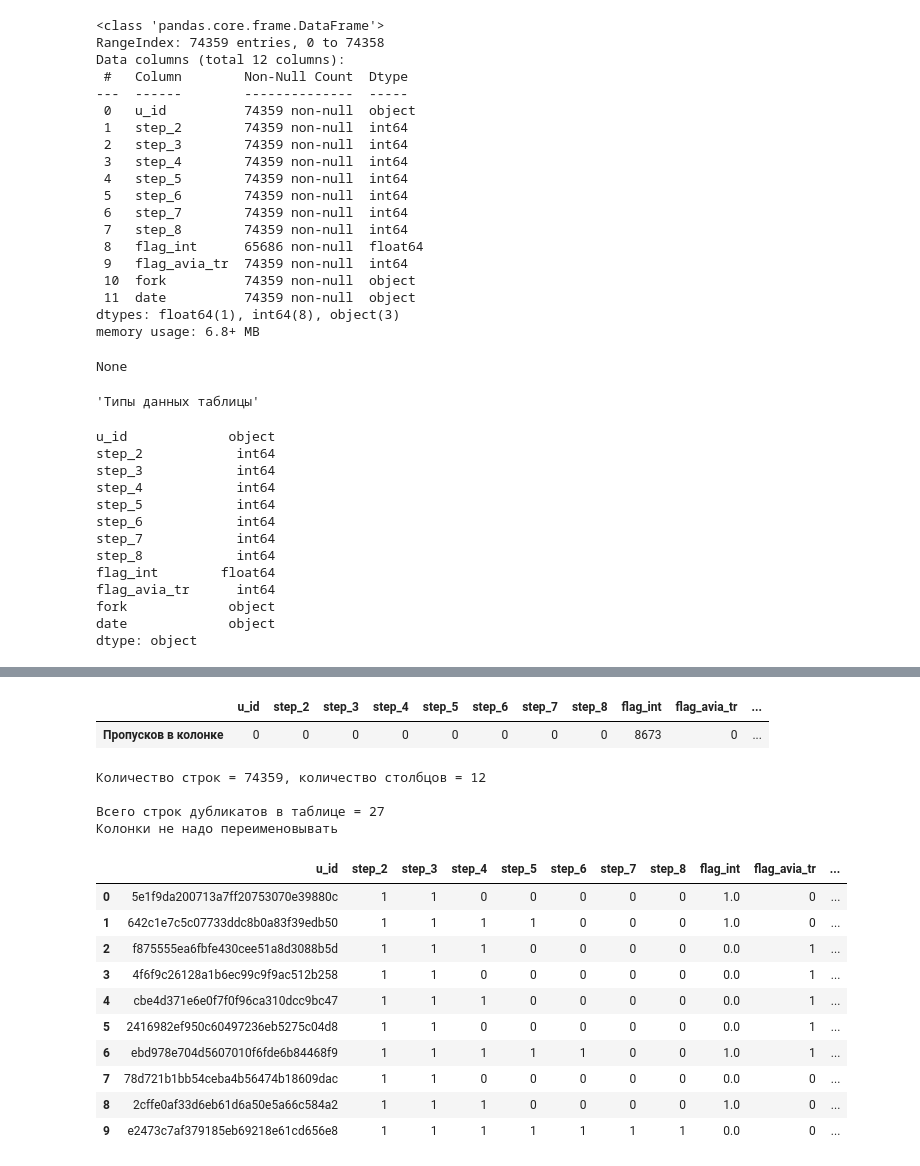
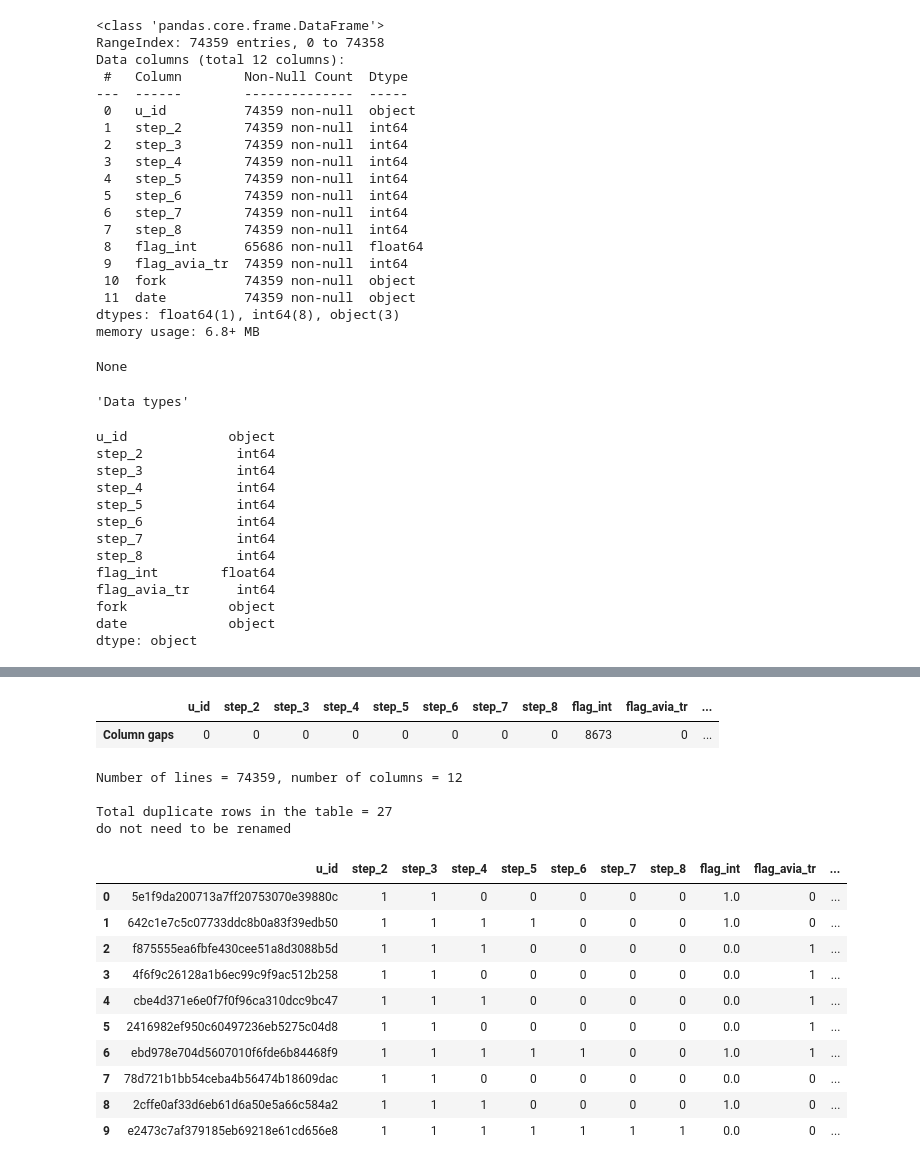
Before and after one commit to pavelkoya/abtest_travel, a Jupyter notebook: ab_testing_travel.ipynb, the cells around one changed output, grey strips where cells are left out. Cells and saved outputs as stored; diff of their text form; code cells hidden in the pictures.

```diff
--- a/ab_testing_travel.ipynb
+++ b/ab_testing_travel.ipynb
@@ -10,5 +7,4 @@ done
 # %%
-df=pd.read_csv('/Users/danielpavelko/Downloads/bquxjob_1d677265_1885741a220.csv')
-print(df.head())
-df.info()
+conv_data=pd.read_csv('/Users/danielpavelko/Downloads/application_events.csv')
+conv_data.info()
 # %% [output]
@@ -34,17 +32,11 @@ memory usage: 6.8+ MB
 # %%
 def check_data(data):
-    """Функция проводит общий анализ датасета info, describe,types. Поиск пропусков и дубликатов.
-    Проверка типов данных.
-
-    1. Печатает количество строк и столбцов.
-    2. Собирает небольшой датасет из пропусков,обозначая колонки с пропусками красным цветом.
-    3. Печатает количество дубликатов.
-    4. Печатает колонки которые стоит переименовать и их колчество.
-    5. Печатает первых 10 строк данных"""
+    """The function performs general analysis of dataset info, describe,types. Search for omissions and duplicates.
+    Check of data types."""
     isnull_dict = {}
     not_lower_cols = []
     count_cap_cols = 0
-    display(data.info(),'Типы данных таблицы',data.dtypes, data.describe())
+    display(data.info(),'Data types',data.dtypes, data.describe())
     for value in data.columns:
         isnull_dict[value] = data[value].isnull().sum()
         tmp_df = pd.DataFrame([isnull_dict])
@@ -53,19 +45,19 @@ def check_data(data):
         else:
             not_lower_cols.append(value)
             count_cap_cols += 1
-    tmp_df.index = ['Пропусков в колонке']
+    tmp_df.index = ['Column gaps']
     tmp_df = tmp_df.style.applymap(lambda x: 'color:darkred' if x > 0 else 'color:green')
     display(tmp_df)
-    print(f'Количество строк = {data.shape[0]}, количество столбцов = {data.shape[1]}\n')
-    print('Всего строк дубликатов в таблице =', data.duplicated().sum())
+    print(f'Number of lines = {data.shape[0]}, number of columns = {data.shape[1]}\n')
+    print('Total duplicate rows in the table =', data.duplicated().sum())
     if count_cap_cols:
-        print(f'В {count_cap_cols} колонках есть заглавные буквы.')
-        print('Эти колонки стоит привести к нижнему регистру для удобсвта', not_lower_cols)
+        print(f'В {count_cap_cols} the columns have capital letters.')
+        print('to lowercase', not_lower_cols)
     else:
-        print('Колонки не надо переименовывать')
+        print('do not need to be renamed')
     return data.head(10)
 # %%
-check_data(df)
+check_data(conv_data)
 # %% [output]
 <class 'pandas.core.frame.DataFrame'>
 RangeIndex: 74359 entries, 0 to 74358
@@ -83,39 +75,39 @@ Data columns (total 12 columns):
  8   flag_int      65686 non-null  float64
  9   flag_avia_tr  74359 non-null  int64
  10  fork          74359 non-null  object
  11  date          74359 non-null  object
 dtypes: float64(1), int64(8), object(3)
 memory usage: 6.8+ MB
 None
-'Типы данных таблицы'
+'Data types'
 u_id             object
 step_2            int64
 step_3            int64
 step_4            int64
 step_5            int64
 step_6            int64
 step_7            int64
 step_8            int64
 flag_int        float64
 flag_avia_tr      int64
 fork             object
 date             object
 dtype: object
 |  | step_2 | step_3 | step_4 | step_5 | step_6 | step_7 | step_8 | flag_int | flag_avia_tr |
 | count | 74359.000000 | 74359.000000 | 74359.000000 | 74359.00000 | 74359.000000 | 74359.000000 | 74359.000000 | 65686.000000 | 74359.000000 |
 | mean | 0.885071 | 0.883363 | 0.340107 | 0.12870 | 0.096397 | 0.066233 | 0.047661 | 0.270529 | 0.336126 |
 | std | 0.318938 | 0.320989 | 0.473748 | 0.33487 | 0.295137 | 0.248690 | 0.213049 | 0.444237 | 0.472386 |
 | min | 0.000000 | 0.000000 | 0.000000 | 0.00000 | 0.000000 | 0.000000 | 0.000000 | 0.000000 | 0.000000 |
 | 25% | 1.000000 | 1.000000 | 0.000000 | 0.00000 | 0.000000 | 0.000000 | 0.000000 | 0.000000 | 0.000000 |
 | 50% | 1.000000 | 1.000000 | 0.000000 | 0.00000 | 0.000000 | 0.000000 | 0.000000 | 0.000000 | 0.000000 |
 | 75% | 1.000000 | 1.000000 | 1.000000 | 0.00000 | 0.000000 | 0.000000 | 0.000000 | 1.000000 | 1.000000 |
 | max | 1.000000 | 1.000000 | 1.000000 | 1.00000 | 1.000000 | 1.000000 | 1.000000 | 1.000000 | 1.000000 |
 |  | u_id | step_2 | step_3 | step_4 | step_5 | step_6 | step_7 | step_8 | flag_int | flag_avia_tr | ... |
-| Пропусков в колонке | 0 | 0 | 0 | 0 | 0 | 0 | 0 | 0 | 8673 | 0 | ... |
+| Column gaps | 0 | 0 | 0 | 0 | 0 | 0 | 0 | 0 | 8673 | 0 | ... |
-Количество строк = 74359, количество столбцов = 12
+Number of lines = 74359, number of columns = 12
 
-Всего строк дубликатов в таблице = 27
-Колонки не надо переименовывать
+Total duplicate rows in the table = 27
+do not need to be renamed
 |  | u_id | step_2 | step_3 | step_4 | step_5 | step_6 | step_7 | step_8 | flag_int | flag_avia_tr | ... |
 | 0 | 5e1f9da200713a7ff20753070e39880c | 1 | 1 | 0 | 0 | 0 | 0 | 0 | 1.0 | 0 | ... |
 | 1 | 642c1e7c5c07733ddc8b0a83f39edb50 | 1 | 1 | 1 | 1 | 0 | 0 | 0 | 1.0 | 0 | ... |
```
Also changed, not shown: parts of 21 cells of this notebook.
